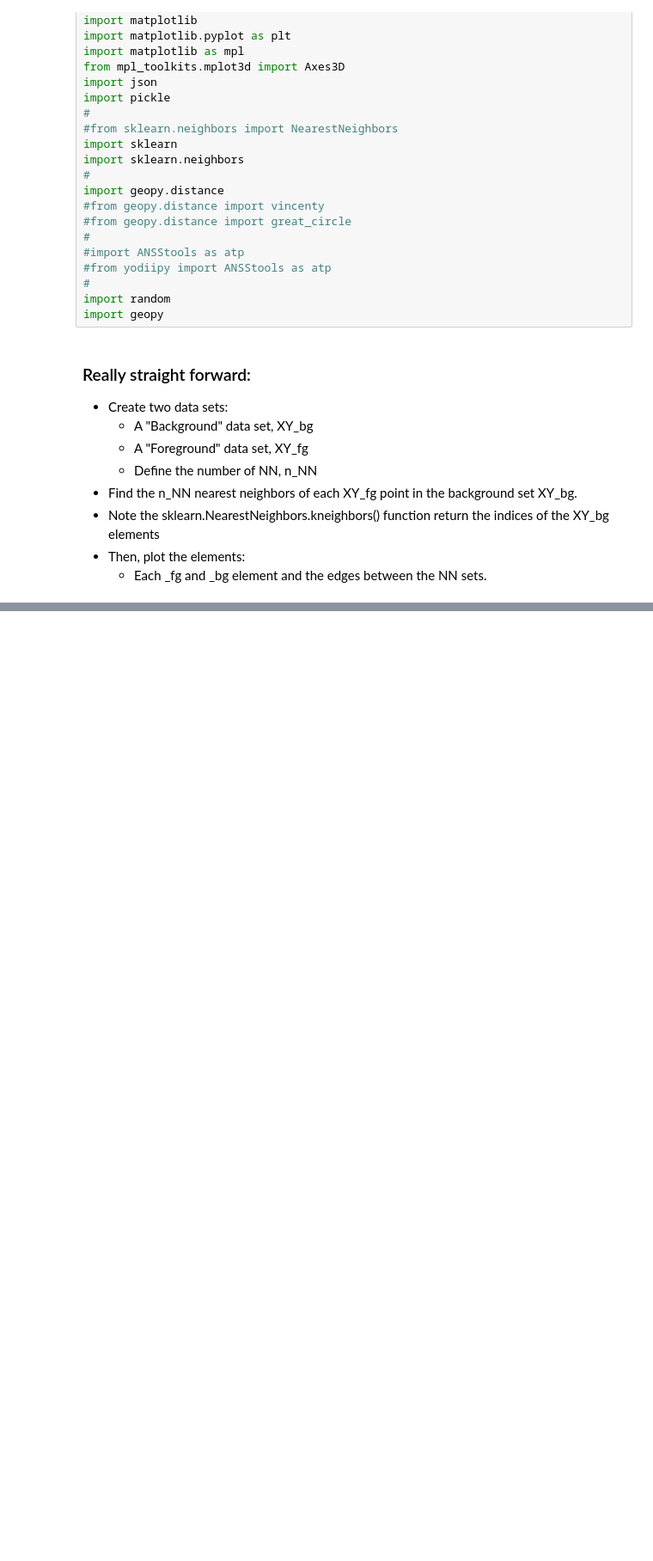
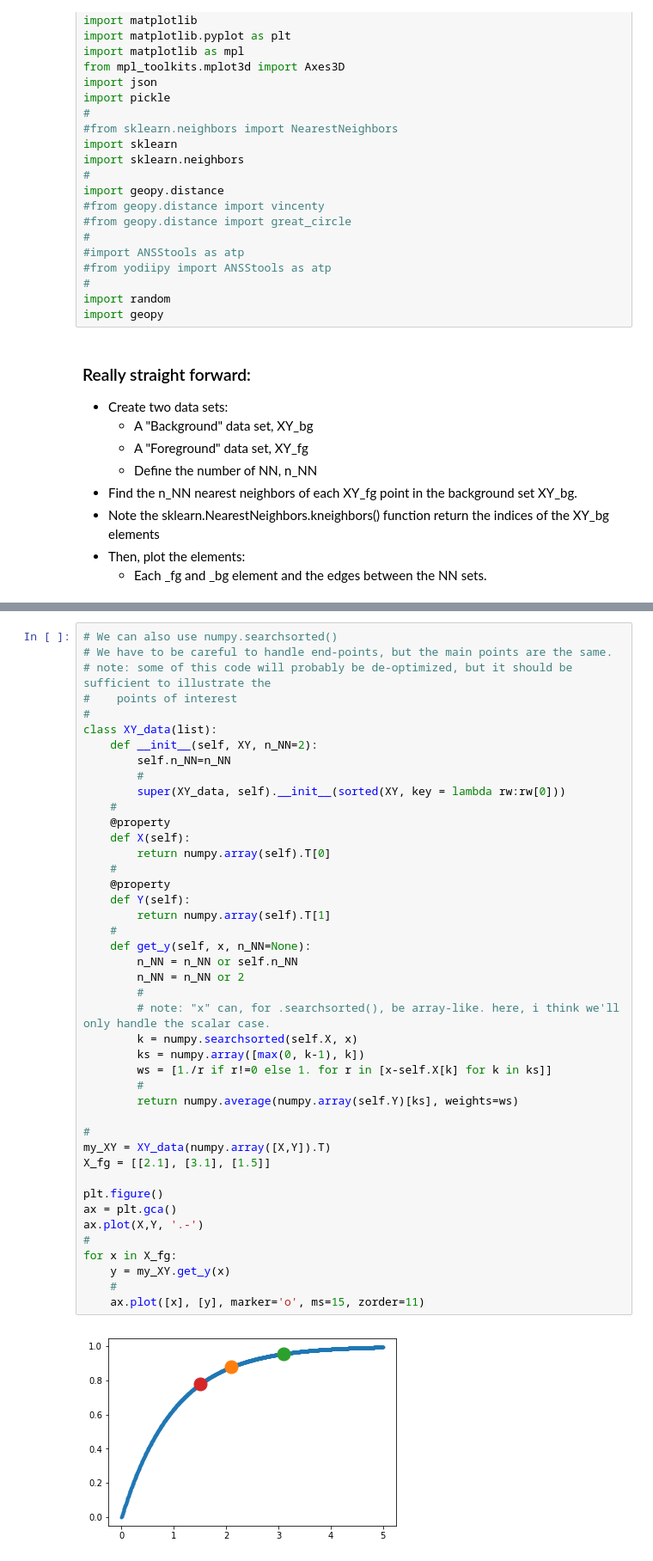
Before and after one commit to markyoder/gallery, a Jupyter notebook: Nearest_Neighbors_demo.ipynb, the cells around one changed output, grey strips where cells are left out. Shown: that part at 86% size. Cells and saved outputs as stored; diff of their text form; blank space fills up the shorter version.

```diff
--- a/Nearest_Neighbors_demo.ipynb
+++ b/Nearest_Neighbors_demo.ipynb
@@ -95,0 +146,45 @@ ax.set_xlim(0.,1.)
+# %%
+# We can also use numpy.searchsorted()
+# We have to be careful to handle end-points, but the main points are the same.
+# note: some of this code will probably be de-optimized, but it should be sufficient to illustrate the
+#    points of interest
+#
+class XY_data(list):
+    def __init__(self, XY, n_NN=2):
+        self.n_NN=n_NN
+        #
+        super(XY_data, self).__init__(sorted(XY, key = lambda rw:rw[0]))
+    #
+    @property
+    def X(self):
+        return numpy.array(self).T[0]
+    #
+    @property
+    def Y(self):
+        return numpy.array(self).T[1]
+    #
+    def get_y(self, x, n_NN=None):
+        n_NN = n_NN or self.n_NN
+        n_NN = n_NN or 2
+        #
+        # note: "x" can, for .searchsorted(), be array-like. here, i think we'll only handle the scalar case.
+        k = numpy.searchsorted(self.X, x)
+        ks = numpy.array([max(0, k-1), k])
+        ws = [1./r if r!=0 else 1. for r in [x-self.X[k] for k in ks]]
+        #
+        return numpy.average(numpy.array(self.Y)[ks], weights=ws)
+
+#
+my_XY = XY_data(numpy.array([X,Y]).T)
+X_fg = [[2.1], [3.1], [1.5]]
+
+plt.figure()
+ax = plt.gca()
+ax.plot(X,Y, '.-')
+#
+for x in X_fg:
+    y = my_XY.get_y(x)
+    #
+    ax.plot([x], [y], marker='o', ms=15, zorder=11)
+# %% [output]
+[figure, added]
```
Also changed, not shown: parts of 4 cells of this notebook, 1 other file.
